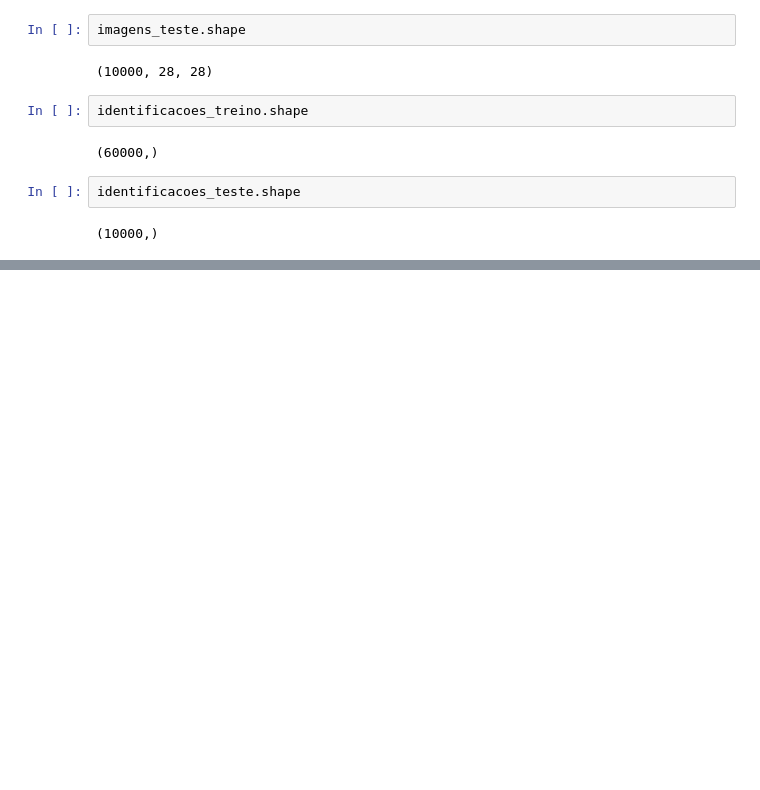
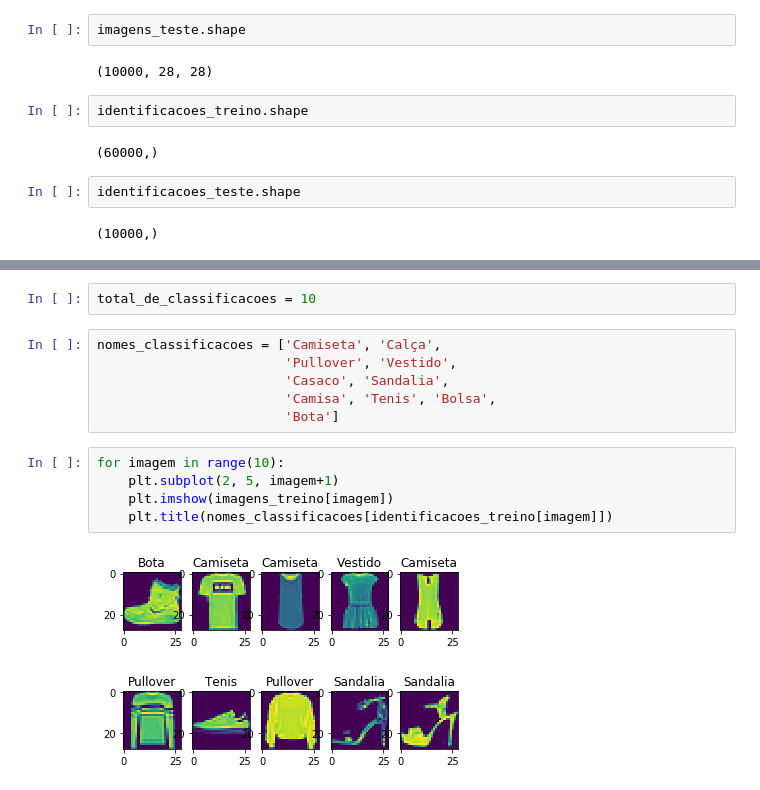
Before and after one commit to lsandrade/alura-ml, a Jupyter notebook: Classificacao_roupas.ipynb, the cells around one changed output, grey strips where cells are left out. Saved outputs shown, nothing was run; the diff lists cells and outputs as text; blank space fills up the shorter version.

```diff
--- a/Classificacao_roupas.ipynb
+++ b/Classificacao_roupas.ipynb
@@ -32,0 +42,15 @@ plt.imshow(imagens_treino[0])
+# %%
+total_de_classificacoes = 10
+# %%
+nomes_classificacoes = ['Camiseta', 'Calça',
+                        'Pullover', 'Vestido',
+                        'Casaco', 'Sandalia',
+                        'Camisa', 'Tenis', 'Bolsa',
+                        'Bota']
+# %%
+for imagem in range(10):
+    plt.subplot(2, 5, imagem+1)
+    plt.imshow(imagens_treino[imagem])
+    plt.title(nomes_classificacoes[identificacoes_treino[imagem]])
+# %% [output]
+[figure, added]
```
Also changed, not shown: parts of 3 cells of this notebook.
